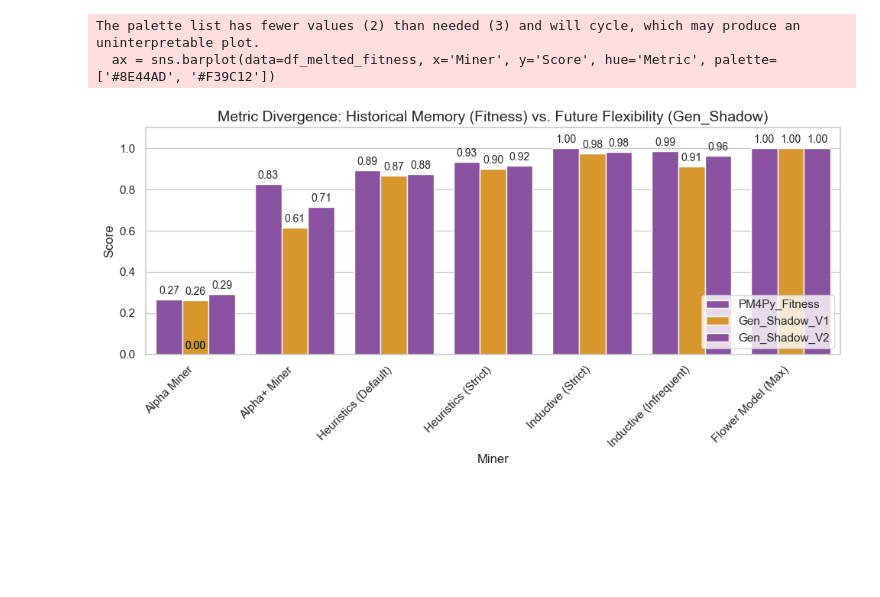
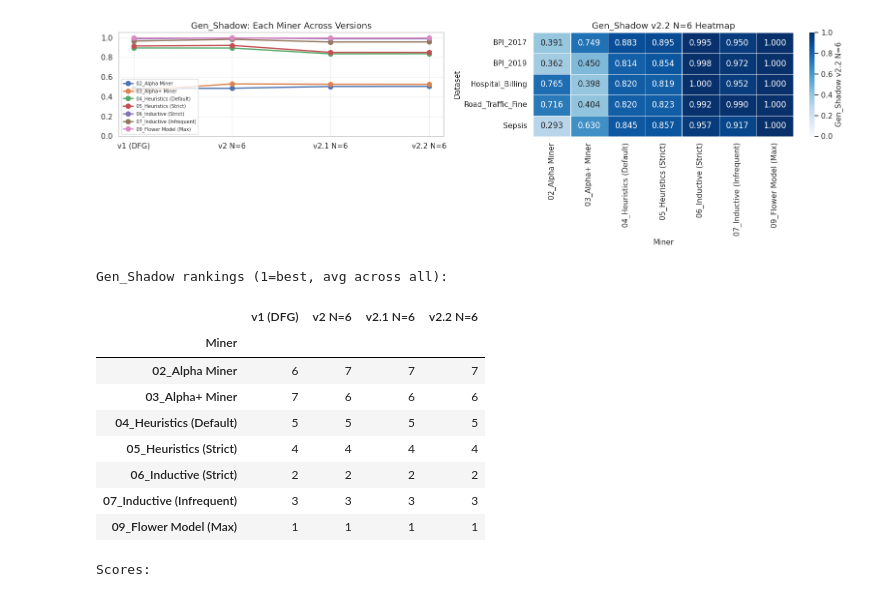
Before and after one commit to Gength/generalization_analysis, a Jupyter notebook: benchmark_analysis.ipynb, the cells around one changed output. Drawn from its saved outputs; the diff is of its cells as text; code cells hidden in the pictures; blank space fills up the shorter version.

```diff
--- a/benchmark_analysis.ipynb
+++ b/benchmark_analysis.ipynb
@@ -115,29 +106,58 @@ plt.show()
 # %%
-# Using Sepsis dataset to highlight the overfitting delta
-df_sepsis = df[df['Dataset'] == 'Sepsis']
+# ── Cell 4: Gen_Shadow — version evolution + heatmap + rankings ──
+evo_cols = [f'{v}_Gen_Shadow' for v in VERSIONS_N6]
+evo_labels = ['v1 (DFG)', 'v2 N=6', 'v2.1 N=6', 'v2.2 N=6']
 
-df_melted_fitness = df_sepsis.melt(
-    id_vars=['Miner'],
-    value_vars=['PM4Py_Fitness', 'Gen_Shadow_V1', 'Gen_Shadow_V2'],
-    var_name='Metric',
-    value_name='Score'
-)
+fig, (ax1, ax2) = plt.subplots(1, 2, figsize=(16, 5))
 
-plt.figure(figsize=(10, 5))
-ax = sns.barplot(data=df_melted_fitness, x='Miner', y='Score', hue='Metric', palette=['#8E44AD', '#F39C12'])
+# Left: Version evolution by miner (avg across datasets)
+evo = df.groupby('Miner')[evo_cols].mean()
+evo.columns = evo_labels
+for miner in evo.index:
+    ax1.plot(range(4), evo.loc[miner], 'o-', label=miner, linewidth=2, markersize=7)
+ax1.set_xticks(range(4)); ax1.set_xticklabels(evo_labels)
+ax1.set_title('Gen_Shadow: Each Miner Across Versions'); ax1.set_ylim(0, 1.05)
+ax1.legend(fontsize=7, loc='lower left'); ax1.grid(True, alpha=0.3)
 
-plt.title('Metric Divergence: Historical Memory (Fitness) vs. Future Flexibility (Gen_Shadow)')
-plt.ylabel('Score')
-plt.ylim(0, 1.1)
-plt.xticks(rotation=45, ha='right')
-plt.legend(loc='lower right')
+# Right: Heatmap v2.2 N=6 across datasets
+pivot = df.pivot_table(index='Dataset', columns='Miner', values='v2.2_N=6_Gen_Shadow', aggfunc='mean')
+sns.heatmap(pivot, annot=True, fmt='.3f', cmap='Blues', vmin=0, vmax=1,
+            linewidths=0.5, cbar_kws={'label': 'Gen_Shadow v2.2 N=6'}, ax=ax2)
+ax2.set_title('Gen_Shadow v2.2 N=6 Heatmap')
+plt.tight_layout(); plt.show()
 
-for p in ax.patches:
-    ax.annotate(f"{p.get_height():.2f}", (p.get_x() + p.get_width() / 2., p.get_height()),
-                ha='center', va='baseline', xytext=(0, 5), textcoords='offset points', fontsize=10)
+# Rankings
+print("Gen_Shadow rankings (1=best, avg across all):")
+rank_df = df.groupby('Miner')[[f'{v}_Gen_Shadow' for v in VERSIONS_N6]].mean()
+rank_df.columns = evo_labels
+display(rank_df.rank(ascending=False).astype(int))
+print("Scores:"); display(rank_df.round(3))
 
-plt.show()
+# Overall avg
+print("\nOverall Gen_Shadow avg:")
+for v in VERSIONS_N6:
+    print(f"  {v:20s}: {df[f'{v}_Gen_Shadow'].mean():.4f}")
+print(f"  {'PM4Py Baseline':20s}: {df['PM4Py_Baseline_Gen'].mean():.4f}")
+
+# 🔥 Flower anomaly check
+print("\n🔥 Flower Model Gen_Shadow anomaly:")
+for v in VERSIONS_N6:
+    col = f'{v}_Gen_Shadow'
+    f_score = df[df['Miner']=='09_Flower Model (Max)'][col].mean()
+    i_score = df[df['Miner']=='06_Inductive (Strict)'][col].mean()
+    a_score = df[df['Miner']=='02_Alpha Miner'][col].mean()
+    print(f"  {v:10s}: Flower={f_score:.3f}  Inductive={i_score:.3f}  Alpha={a_score:.3f}  "
+          f"gap(I−F)={i_score-f_score:+.3f}")
 # %% [output]
+[figure, new version]
-The palette list has fewer values (2) than needed (3) and will cycle, which may produce an uninterpretable plot.
-  ax = sns.barplot(data=df_melted_fitness, x='Miner', y='Score', hue='Metric', palette=['#8E44AD', '#F39C12'])
+Gen_Shadow rankings (1=best, avg across all):
-[figure, old version]
+|  | v1 (DFG) | v2 N=6 | v2.1 N=6 | v2.2 N=6 |
+| Miner |  |  |  |  |
+| 02_Alpha Miner | 6 | 7 | 7 | 7 |
+| 03_Alpha+ Miner | 7 | 6 | 6 | 6 |
+| 04_Heuristics (Default) | 5 | 5 | 5 | 5 |
+| 05_Heuristics (Strict) | 4 | 4 | 4 | 4 |
+| 06_Inductive (Strict) | 2 | 2 | 2 | 2 |
+| 07_Inductive (Infrequent) | 3 | 3 | 3 | 3 |
+| 09_Flower Model (Max) | 1 | 1 | 1 | 1 |
+Scores:
```
Also changed, not shown: parts of 13 cells of this notebook, 7 other files.
